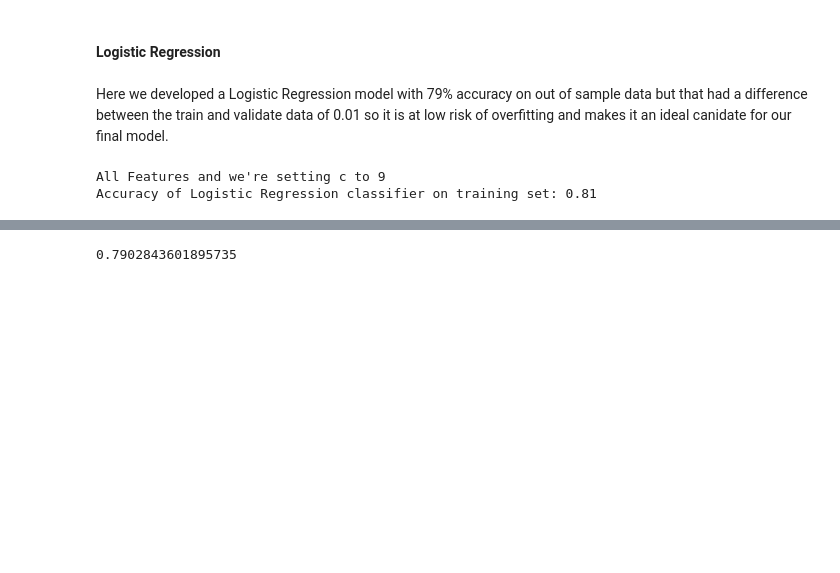
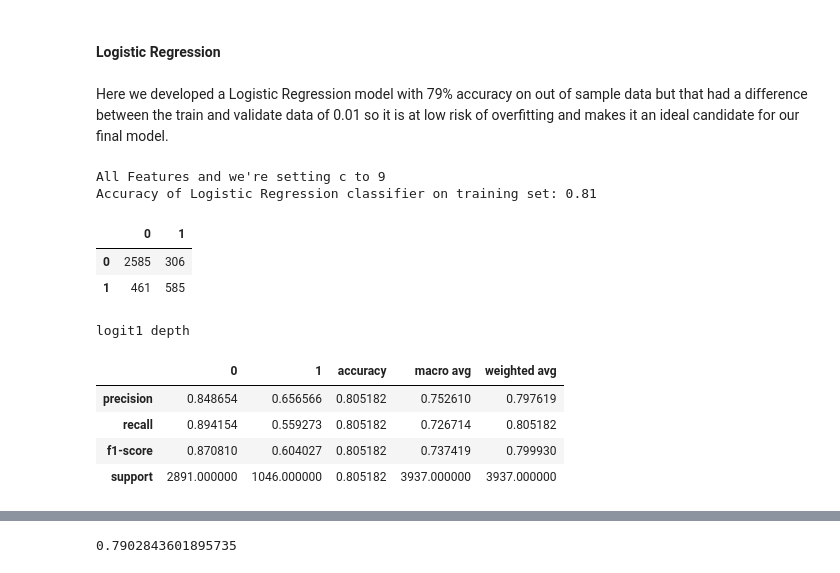
Before and after one commit to chloerwhitaker/Telco_Classification_Project, a Jupyter notebook: Telco_Classification_Report.ipynb, the cells around one changed output, grey strips where cells are left out. Saved outputs shown, nothing was run; the diff lists cells and outputs as text; code cells hidden in the pictures; blank space fills up the shorter version.

```diff
--- a/Telco_Classification_Report.ipynb
+++ b/Telco_Classification_Report.ipynb
@@ -837,7 +841,7 @@ difference
 # %% [markdown]
 #### Logistic Regression
 # %% [markdown]
-Here we developed a Logistic Regression model with 79% accuracy on out of sample data but that had a difference between the train and validate data of 0.01 so it is at low risk of overfitting and makes it an ideal canidate for our final model.
+Here we developed a Logistic Regression model with 79% accuracy on out of sample data but that had a difference between the train and validate data of 0.01 so it is at low risk of overfitting and makes it an ideal candidate for our final model.
 # %%
 # All features and c=9
 logit1 = LogisticRegression(C=9, random_state=123)
@@ -853,3 +857,21 @@ print(f'Accuracy of Logistic Regression classifier on training set: {accuracy:.2
 # %% [output]
 All Features and we're setting c to 9
 Accuracy of Logistic Regression classifier on training set: 0.81
+# %%
+# Confusion Matrix
+pd.DataFrame(confusion_matrix(y_train, y_pred))
+# %% [output]
+|  | 0 | 1 |
+| 0 | 2585 | 306 |
+| 1 | 461 | 585 |
+# %%
+class_report = classification_report(y_train, y_pred, output_dict=(True))
+print("logit1 depth")
+pd.DataFrame(class_report)
+# %% [output]
+logit1 depth
+|  | 0 | 1 | accuracy | macro avg | weighted avg |
+| precision | 0.848654 | 0.656566 | 0.805182 | 0.752610 | 0.797619 |
+| recall | 0.894154 | 0.559273 | 0.805182 | 0.726714 | 0.805182 |
+| f1-score | 0.870810 | 0.604027 | 0.805182 | 0.737419 | 0.799930 |
+| support | 2891.000000 | 1046.000000 | 0.805182 | 3937.000000 | 3937.000000 |
```
Also changed, not shown: parts of 19 cells of this notebook.
